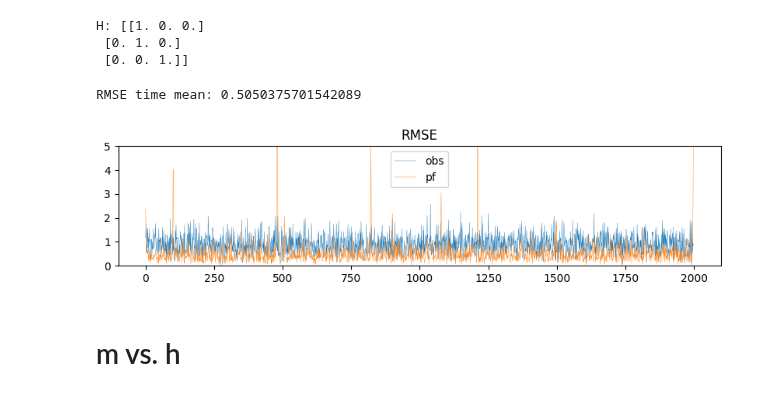
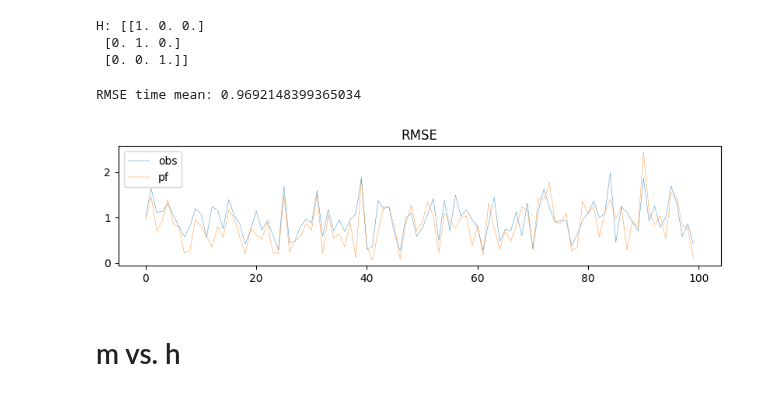
Before and after one commit to KotaTakeda/da_py, a Jupyter notebook: examples/l63_pf.ipynb, the cells around one changed output. Saved outputs shown, nothing was run; the diff lists cells and outputs as text; code cells hidden in the pictures.

```diff
--- a/examples/l63_pf.ipynb
+++ b/examples/l63_pf.ipynb
@@ -82,14 +80,18 @@ H: [[1. 0. 0.]
  [0. 1. 0.]
  [0. 0. 1.]]
 # %%
-end = len(y)//2
+# generate observations
+y = (H@x_true.T).T
+y += np.random.multivariate_normal(mean=np.zeros_like(y[0]), cov=R, size=len(y))
+
 def h(x):
     return H@x
 
-pf = PF(M, h, R, N_thr=.9, add_inflation=sigma_add)
+# assimilate
+pf = PF(M, h, R, N_thr=.99, add_inflation=sigma_add)
 pf.initialize(X_0)
 
-for y_obs in tqdm(y[:end]):
+for y_obs in tqdm(y[:end_step]):
     pf.forecast(Dt)
     pf.update(y_obs)
 
@@ -110,17 +112,17 @@ x_assim = pf.x
 # %%
 # plot rmse
 vis_per = 1
 fig, ax = plt.subplots(figsize=(10, 2))
-plot_loss(x_true[:end:vis_per]@H.T, y[:end:vis_per], loss_rms, ax=ax, label='obs', lw=0.3)
-plot_loss(x_true[:end:vis_per], x_assim[:end:vis_per], loss_rms, ax=ax, label='pf', lw=0.3)
+plot_loss(x_true[:end_step:vis_per]@H.T, y[:end_step:vis_per], loss_rms, ax=ax, label='obs', lw=0.3)
+plot_loss(x_true[:end_step:vis_per], x_assim[:end_step:vis_per], loss_rms, ax=ax, label='pf', lw=0.3)
 # plt.plot(np.sqrt(pf.trP), lw=0.3, label='trP')
 ax.legend()
-ax.set_ylim([0,5])
+# ax.set_ylim([0,5])
 ax.set_title("RMSE")
-print("RMSE time mean:", loss_rms(x_true[:end], x_assim)[200:].mean())
+print("RMSE time mean:", loss_rms(x_true[:end_step], x_assim)[end_step//4*3:].mean())
 # %% [output]
-RMSE time mean: 0.5050375701542089
+RMSE time mean: 0.9692148399365034
-[figure, old version]
+[figure, new version]
 # %% [markdown]
 # m vs. h
 # %%
```
Also changed, not shown: parts of 5 cells of this notebook, 2 other files.
